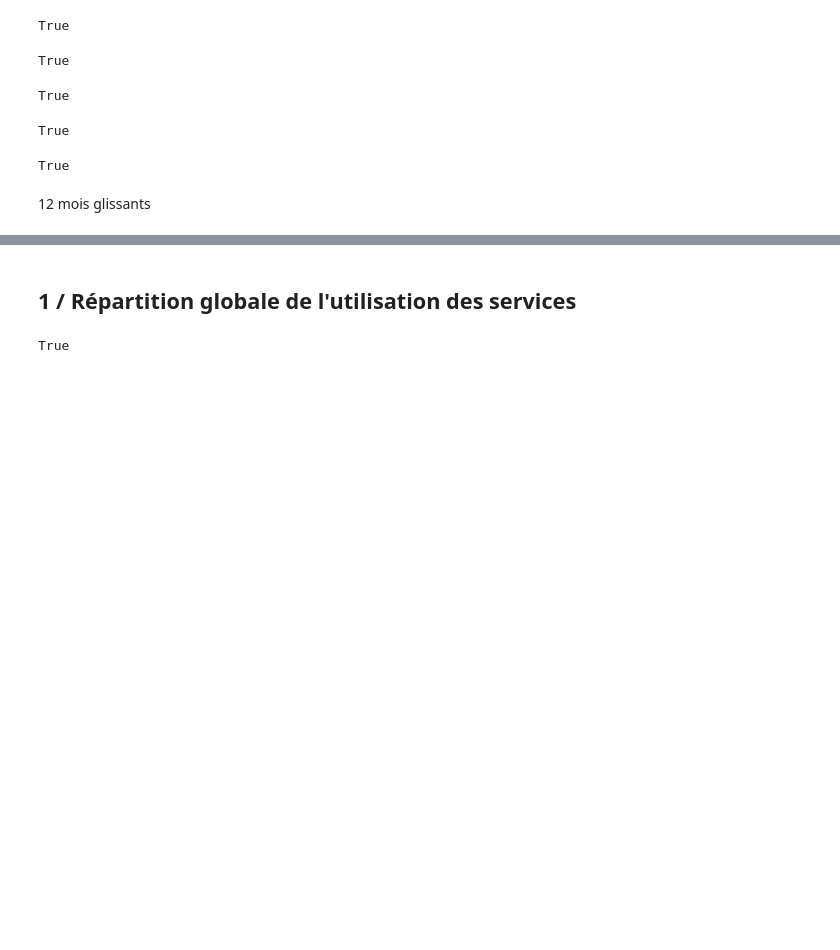
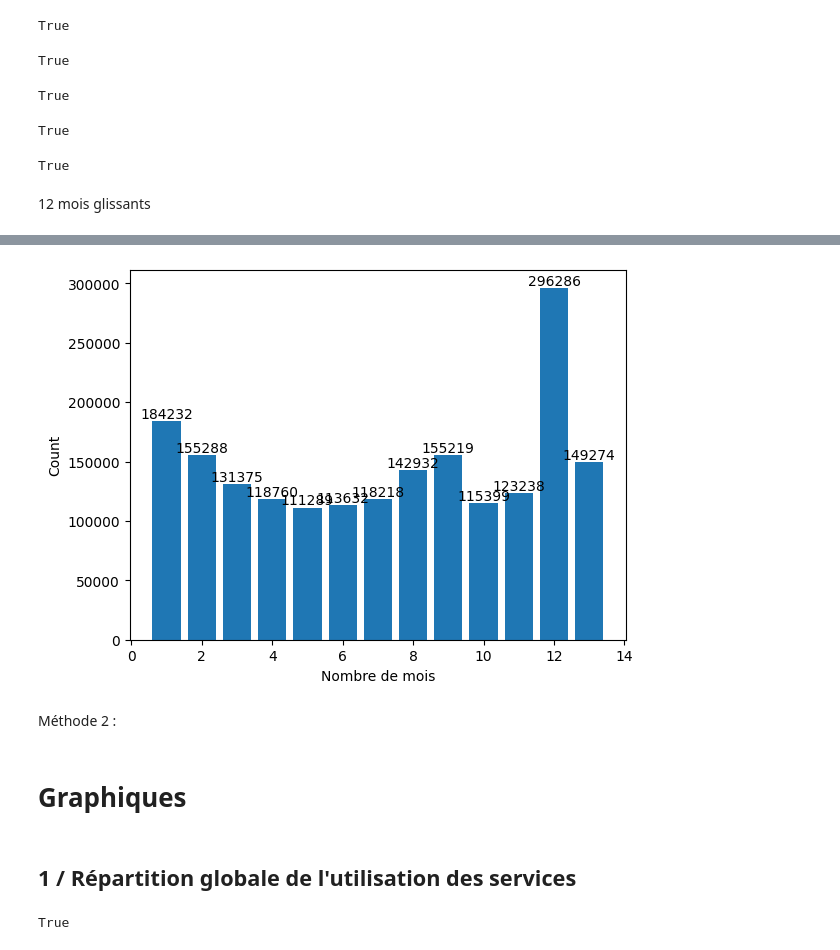
Before and after one commit to Statapp-CANAL/Statapp-CANAL, a Jupyter notebook: Data_operations/Notebook antoine.ipynb, the cells around one changed output, grey strips where cells are left out. Drawn from its saved outputs; the diff is of its cells as text; code cells hidden in the pictures; blank space fills up the shorter version.

```diff
--- a/Data_operations/Notebook antoine.ipynb
+++ b/Data_operations/Notebook antoine.ipynb
@@ -319,0 +445,4 @@ Graphiques
+# %%
+test.columns = ['ID_ABONNE', 'Numbers']
+exploded_df = test.explode('Numbers')
+exploded_df
@@ -319,0 +462,3 @@ Graphiques
+# %%
+counts_df = exploded_df.value_counts()
+counts_df
@@ -319,0 +500,5 @@ Graphiques
+# %%
+correction = counts_df.head(13)
+correction_df = correction.to_frame()
+correction_df.columns = ['Count']
+correction_df
@@ -319,0 +521,12 @@ Graphiques
+# %%
+bars = plt.bar(correction_df.index, correction_df['Count'])
+for bar in bars:
+    yval = bar.get_height()
+    plt.text(bar.get_x() + bar.get_width()/2, yval, int(yval), va='bottom', ha='center')
+plt.xlabel('Nombre de mois')
+plt.ylabel('Count')
+plt.show()
+# %% [output]
+[figure, added]
+# %% [markdown]
+Méthode 2 :
@@ -320,3 +557,5 @@ Graphiques
+# %% [markdown]
+# Graphiques
 # %% [markdown]
 ## **1 / Répartition globale de l'utilisation des services**
 # %%
```
Also changed, not shown: parts of 30 cells of this notebook.
